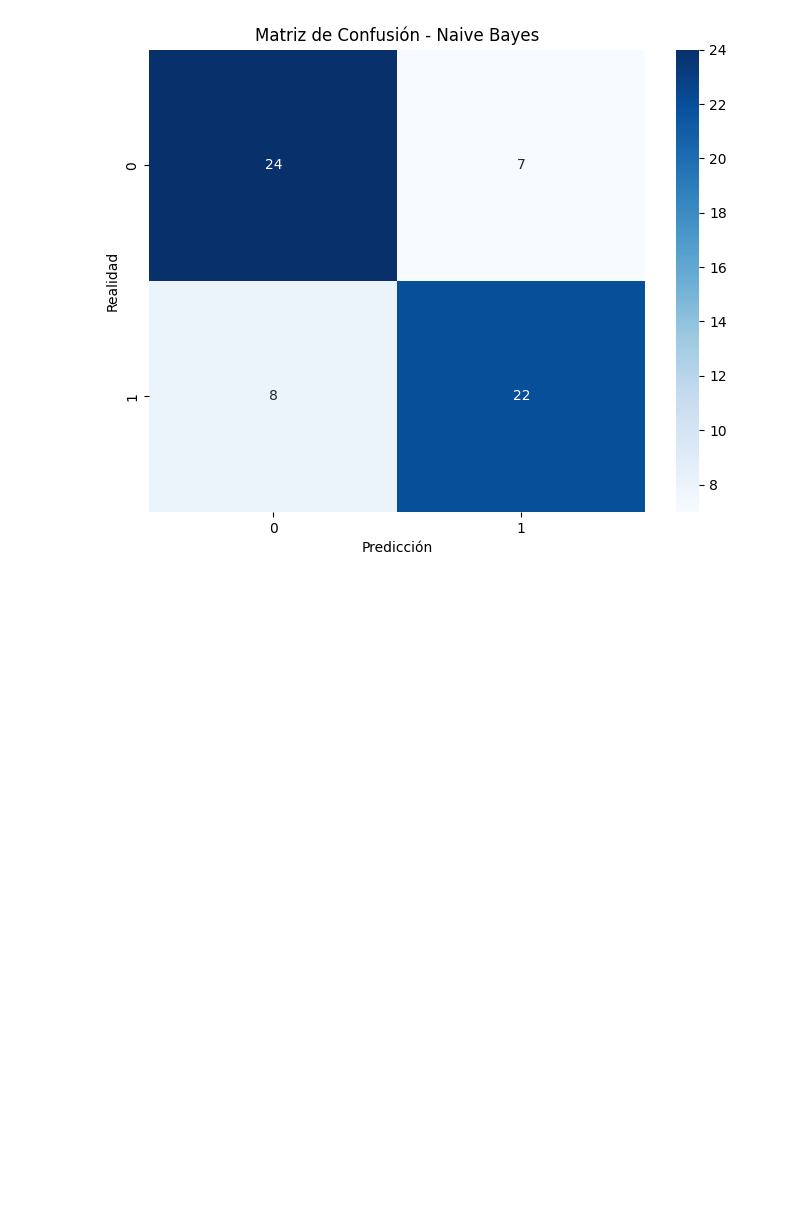
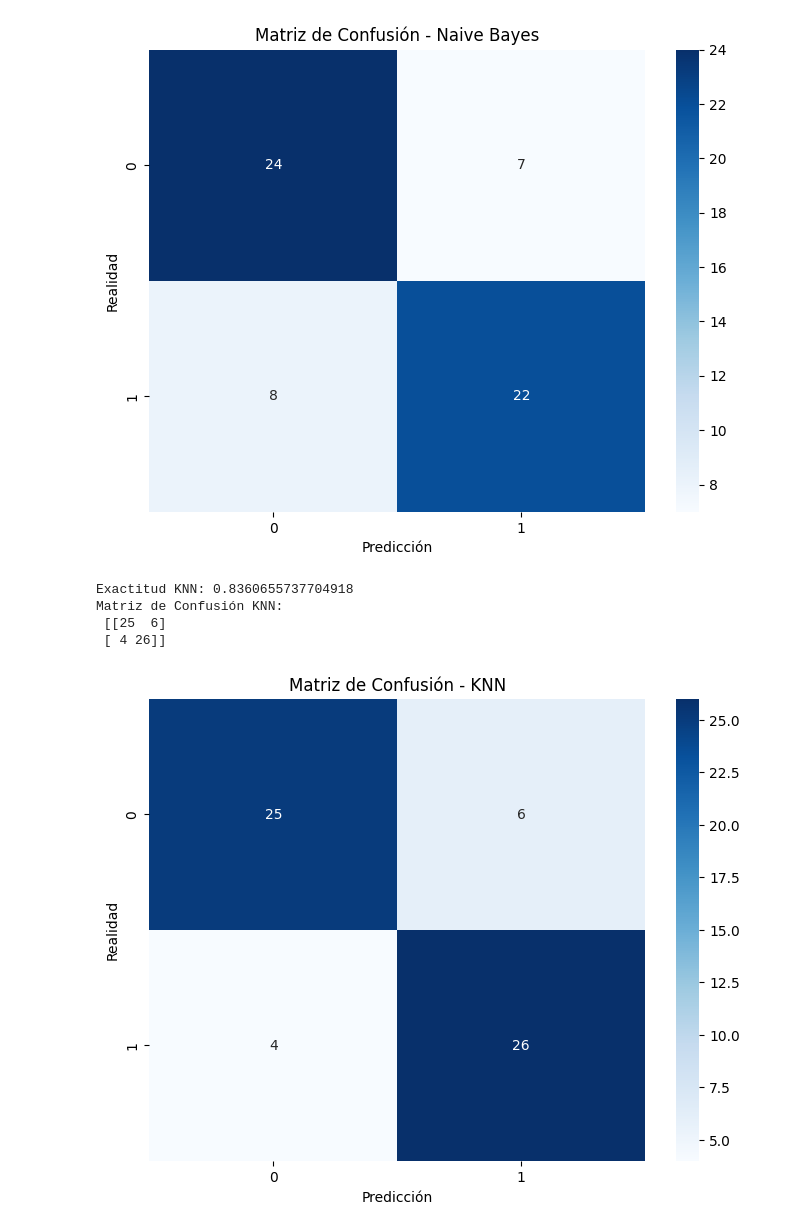
Before and after one commit to M4teoSandoval/Clase-Inteligencia-Artificiall, a Jupyter notebook: Cuaderno_8_Modelo_Naive_Bayes.ipynb, the cells around one changed output. Saved outputs shown, nothing was run; the diff lists cells and outputs as text; code cells hidden in the pictures; blank space fills up the shorter version.

```diff
--- a/Cuaderno_8_Modelo_Naive_Bayes.ipynb
+++ b/Cuaderno_8_Modelo_Naive_Bayes.ipynb
@@ -454,3 +471,39 @@ plt.ylabel('Realidad')
 plt.show()
 # %% [output]
 [figure]
+# %%
+#Con los datos de entrenamiento cree un modelo de knn mediante el modelo de Naive Bayes -> importar, crear entrenar
+
+from sklearn.neighbors import KNeighborsClassifier
+
+# Crear el modelo KNN
+knn_model = KNeighborsClassifier(n_neighbors=5)  # Puedes ajustar el número de vecinos
+
+# Entrenar el modelo
+knn_model.fit(X_train, y_train)
+
+# Realizar predicciones
+y_pred_knn = knn_model.predict(X_test)
+
+# Evaluar el modelo
+accuracy_knn = accuracy_score(y_test, y_pred_knn)
+print("Exactitud KNN:", accuracy_knn)
+
+# Calcular la matriz de confusión
+conf_matrix_knn = confusion_matrix(y_test, y_pred_knn)
+print("Matriz de Confusión KNN:\n", conf_matrix_knn)
+
+# Crear el mapa de calor para la matriz de confusión de KNN
+cm_knn = confusion_matrix(y_test, y_pred_knn)
+plt.figure(figsize=(8, 6))
+sns.heatmap(cm_knn, annot=True, fmt="d", cmap="Blues", xticklabels=np.unique(y_test), yticklabels=np.unique(y_test))
+plt.title('Matriz de Confusión - KNN')
+plt.xlabel('Predicción')
+plt.ylabel('Realidad')
+plt.show()
+# %% [output]
+Exactitud KNN: 0.8360655737704918
+Matriz de Confusión KNN:
+ [[25  6]
+ [ 4 26]]
+[figure, added]
```
Also changed, not shown: parts of 12 cells of this notebook.
